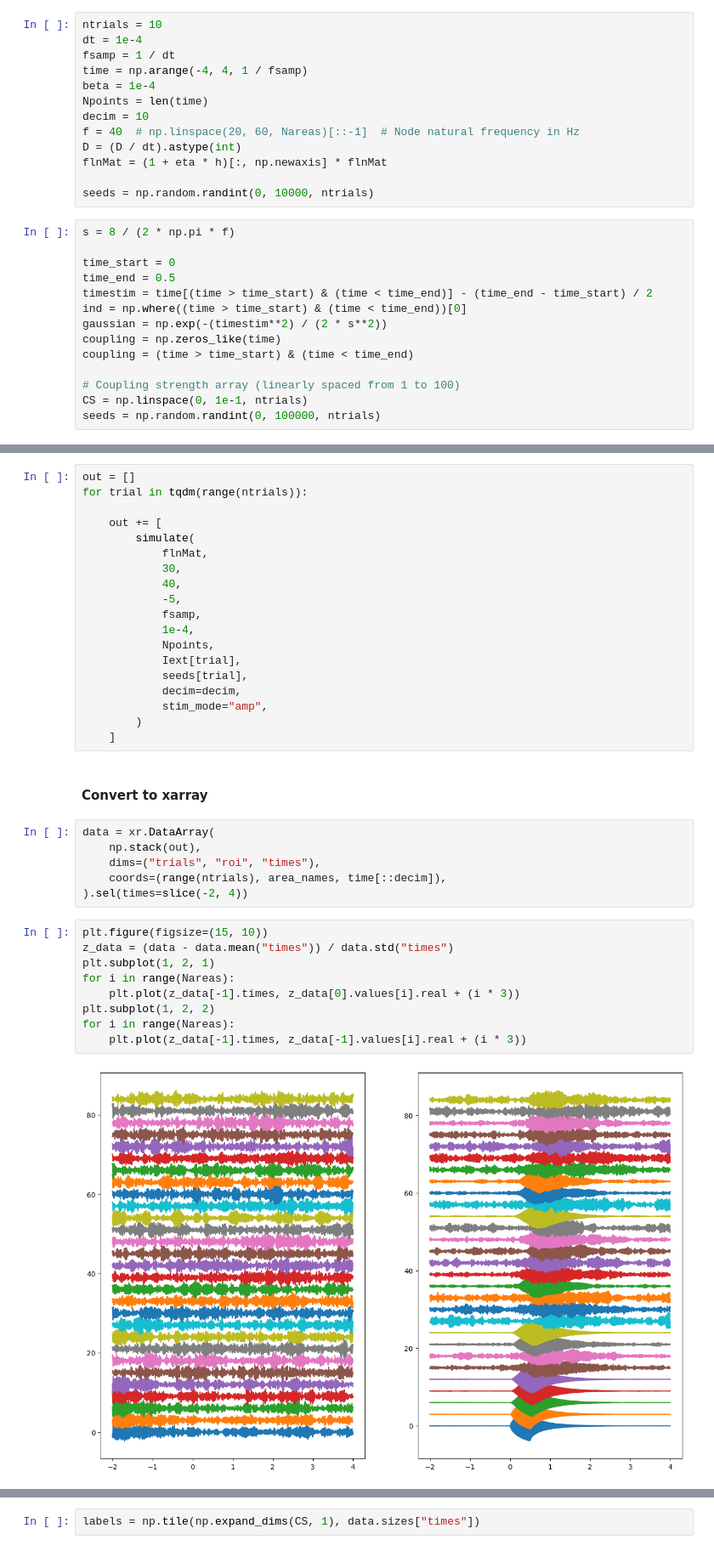
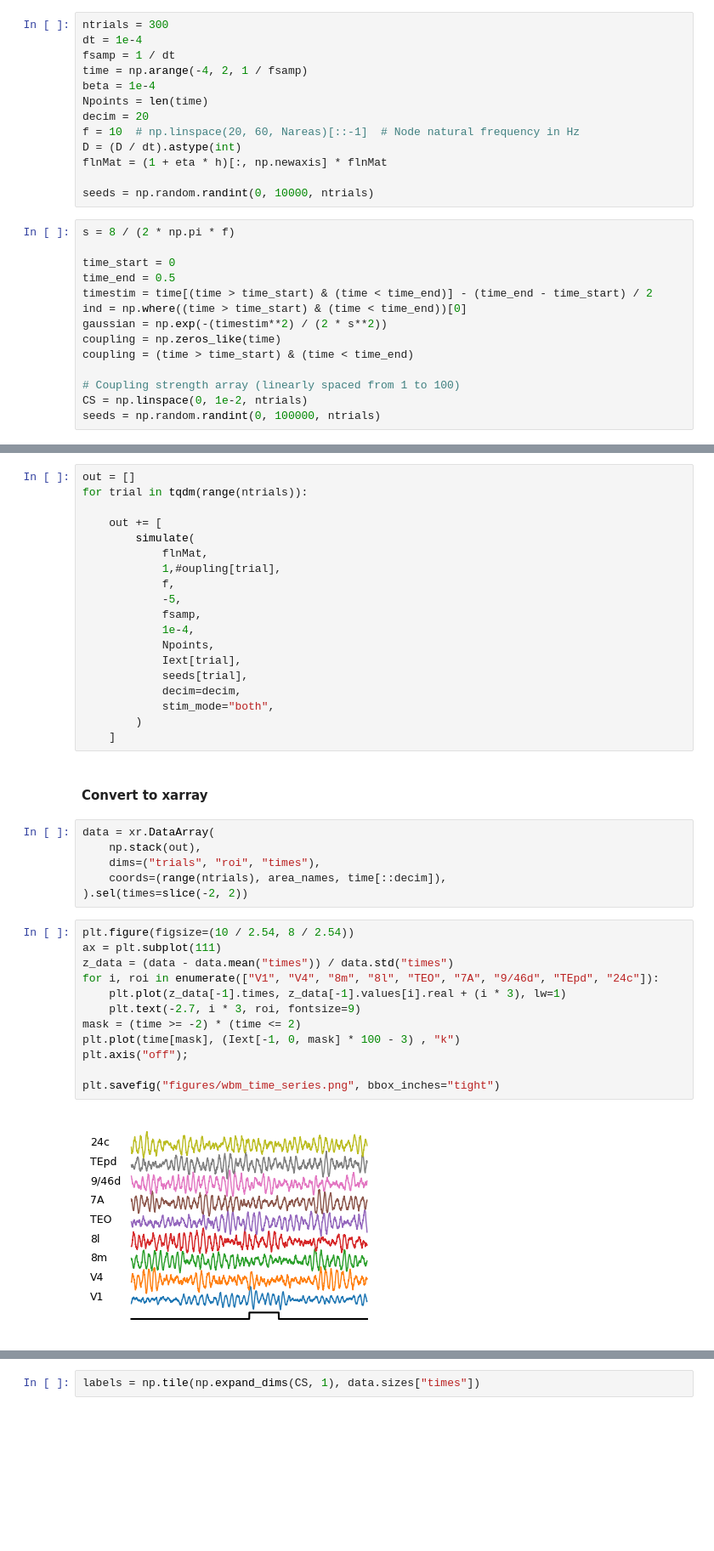
Before and after one commit to ViniciusLima94/phase_amplitude_encoding, a Jupyter notebook: notebooks/Figure4.ipynb, the cells around one changed output, grey strips where cells are left out. Shown at 85% size. Cells and saved outputs as stored; diff of their text form; blank space fills up the shorter version.

```diff
--- a/notebooks/Figure4.ipynb
+++ b/notebooks/Figure4.ipynb
@@ -72,14 +72,14 @@ eta = 0
 # %% [markdown]
 #### Simulation parameters
 # %%
-ntrials = 10
+ntrials = 300
 dt = 1e-4
 fsamp = 1 / dt
-time = np.arange(-4, 4, 1 / fsamp)
+time = np.arange(-4, 2, 1 / fsamp)
 beta = 1e-4
 Npoints = len(time)
-decim = 10
-f = 40  # np.linspace(20, 60, Nareas)[::-1]  # Node natural frequency in Hz
+decim = 20
+f = 10  # np.linspace(20, 60, Nareas)[::-1]  # Node natural frequency in Hz
 D = (D / dt).astype(int)
 flnMat = (1 + eta * h)[:, np.newaxis] * flnMat
 
@@ -96,7 +96,7 @@ coupling = np.zeros_like(time)
 coupling = (time > time_start) & (time < time_end)
 
 # Coupling strength array (linearly spaced from 1 to 100)
-CS = np.linspace(0, 1e-1, ntrials)
+CS = np.linspace(0, 1e-2, ntrials)
 seeds = np.random.randint(0, 100000, ntrials)
 # %%
 coupling = CS[:, None] * coupling
@@ -110,8 +110,8 @@ for trial in tqdm(range(ntrials)):
     out += [
         simulate(
             flnMat,
-            30,
-            40,
+            1,#oupling[trial],
+            f,
             -5,
             fsamp,
             1e-4,
@@ -119,7 +119,7 @@ for trial in tqdm(range(ntrials)):
             Iext[trial],
             seeds[trial],
             decim=decim,
-            stim_mode="amp",
+            stim_mode="both",
         )
     ]
 # %% [markdown]
@@ -129,15 +129,18 @@ data = xr.DataArray(
     np.stack(out),
     dims=("trials", "roi", "times"),
     coords=(range(ntrials), area_names, time[::decim]),
-).sel(times=slice(-2, 4))
+).sel(times=slice(-2, 2))
 # %%
-plt.figure(figsize=(15, 10))
+plt.figure(figsize=(10 / 2.54, 8 / 2.54))
+ax = plt.subplot(111)
 z_data = (data - data.mean("times")) / data.std("times")
-plt.subplot(1, 2, 1)
-for i in range(Nareas):
-    plt.plot(z_data[-1].times, z_data[0].values[i].real + (i * 3))
-plt.subplot(1, 2, 2)
-for i in range(Nareas):
-    plt.plot(z_data[-1].times, z_data[-1].values[i].real + (i * 3))
+for i, roi in enumerate(["V1", "V4", "8m", "8l", "TEO", "7A", "9/46d", "TEpd", "24c"]):
+    plt.plot(z_data[-1].times, z_data[-1].values[i].real + (i * 3), lw=1)
+    plt.text(-2.7, i * 3, roi, fontsize=9)
+mask = (time >= -2) * (time <= 2)
+plt.plot(time[mask], (Iext[-1, 0, mask] * 100 - 3) , "k")
+plt.axis("off");
+
+plt.savefig("figures/wbm_time_series.png", bbox_inches="tight")
 # %% [output]
-[figure, old version]
+[figure, new version]
```
Also changed, not shown: parts of 32 cells of this notebook, 16 other files.
